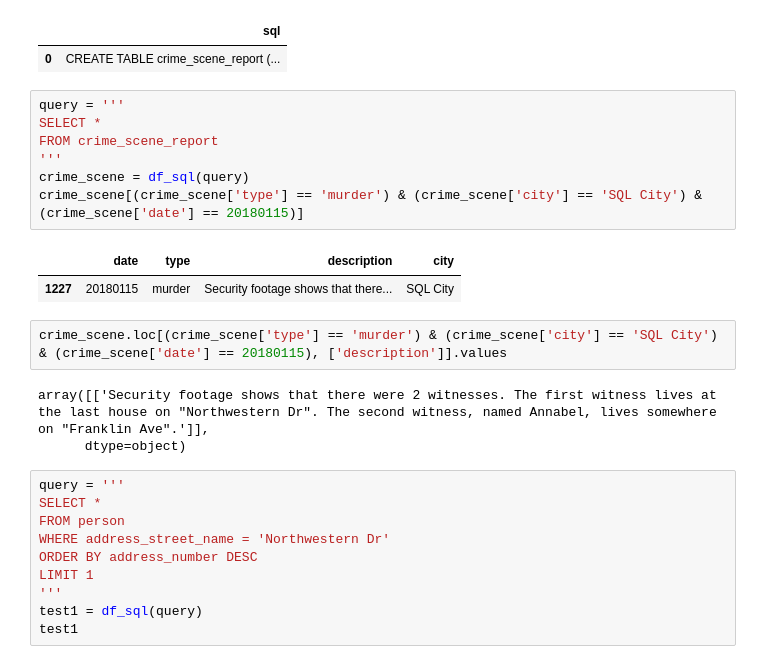
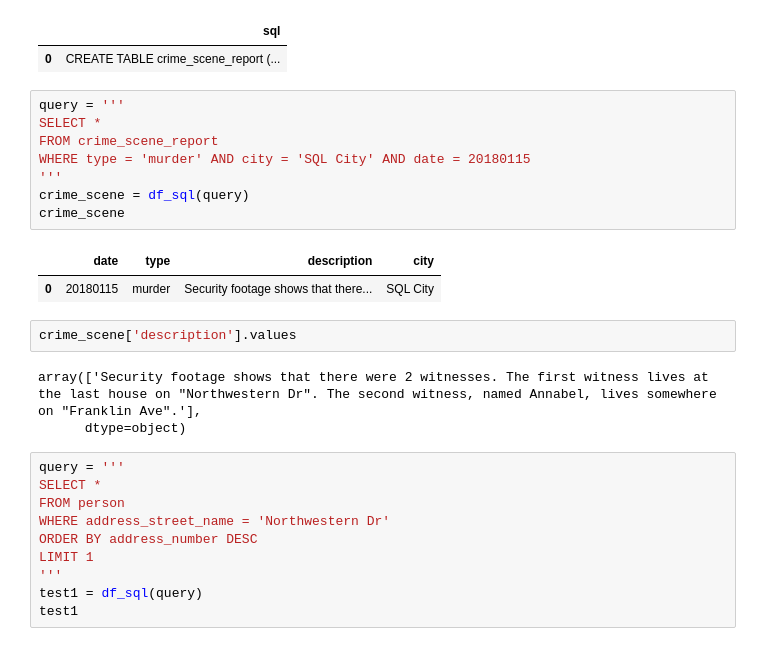
Before and after one commit to mrosm-dev/Team_Challenge_SQL_Equipo02, a Jupyter notebook: TC_02_Sprint_06_SQL/Parte_I_SQL_Game.ipynb, the cells around one changed output. Cells and saved outputs as stored; diff of their text form.

```diff
--- a/TC_02_Sprint_06_SQL/Parte_I_SQL_Game.ipynb
+++ b/TC_02_Sprint_06_SQL/Parte_I_SQL_Game.ipynb
@@ -74,21 +74,22 @@ df_sql(query)
 # %% [output]
 |  | sql |
 | 0 | CREATE TABLE crime_scene_report (... |
-# %%
-query = '''
-SELECT *
-FROM crime_scene_report
-'''
-crime_scene = df_sql(query)
-crime_scene[(crime_scene['type'] == 'murder') & (crime_scene['city'] == 'SQL City') & (crime_scene['date'] == 20180115)]
-# %% [output]
-|  | date | type | description | city |
-| 1227 | 20180115 | murder | Security footage shows that there... | SQL City |
-# %%
-crime_scene.loc[(crime_scene['type'] == 'murder') & (crime_scene['city'] == 'SQL City') & (crime_scene['date'] == 20180115), ['description']].values
-# %% [output]
-array([['Security footage shows that there were 2 witnesses. The first witness lives at the last house on "Northwestern Dr". The second witness, named Annabel, lives somewhere on "Franklin Ave".']],
-      dtype=object)
+# %%
+query = '''
+SELECT *
+FROM crime_scene_report
+WHERE type = 'murder' AND city = 'SQL City' AND date = 20180115
+'''
+crime_scene = df_sql(query)
+crime_scene
+# %% [output]
+|  | date | type | description | city |
+| 0 | 20180115 | murder | Security footage shows that there... | SQL City |
+# %%
+crime_scene['description'].values
+# %% [output]
+array(['Security footage shows that there were 2 witnesses. The first witness lives at the last house on "Northwestern Dr". The second witness, named Annabel, lives somewhere on "Franklin Ave".'],
+      dtype=object)
 # %%
 query = '''
 SELECT *
```
Also changed, not shown: parts of 5 cells of this notebook.
